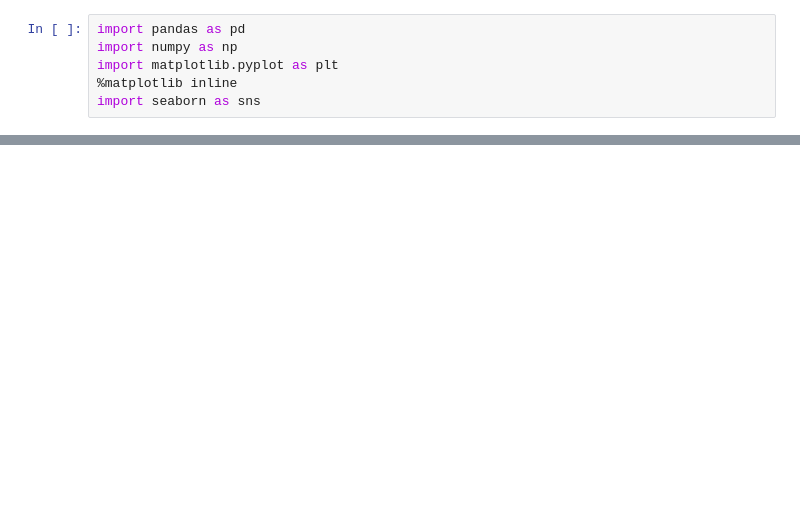
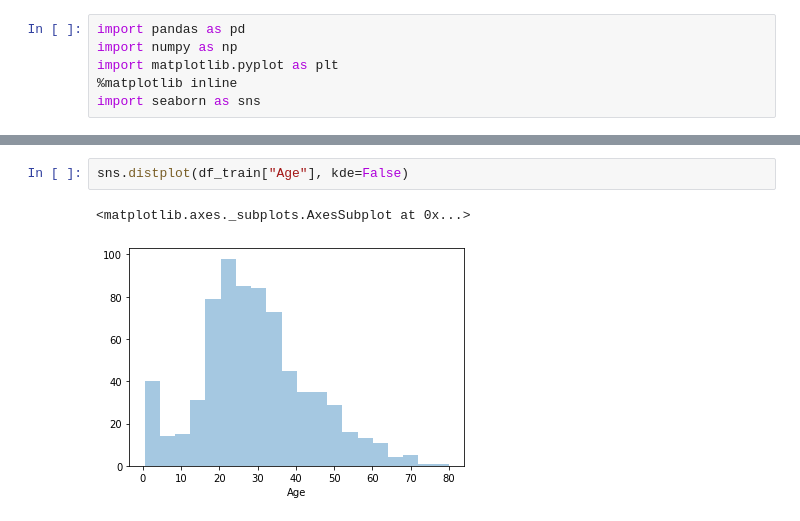
Before and after one commit to maedataka/kaggle, a Jupyter notebook: titanic/Titanic.ipynb, the cells around one changed output, grey strips where cells are left out. Saved outputs shown, nothing was run; the diff lists cells and outputs as text; blank space fills up the shorter version.

```diff
--- a/titanic/Titanic.ipynb
+++ b/titanic/Titanic.ipynb
@@ -41,0 +126,5 @@ df_test
+# %%
+sns.distplot(df_train["Age"], kde=False)
+# %% [output]
+<matplotlib.axes._subplots.AxesSubplot at 0x...>
+[figure, added]
```
Also changed, not shown: parts of 61 cells of this notebook.
